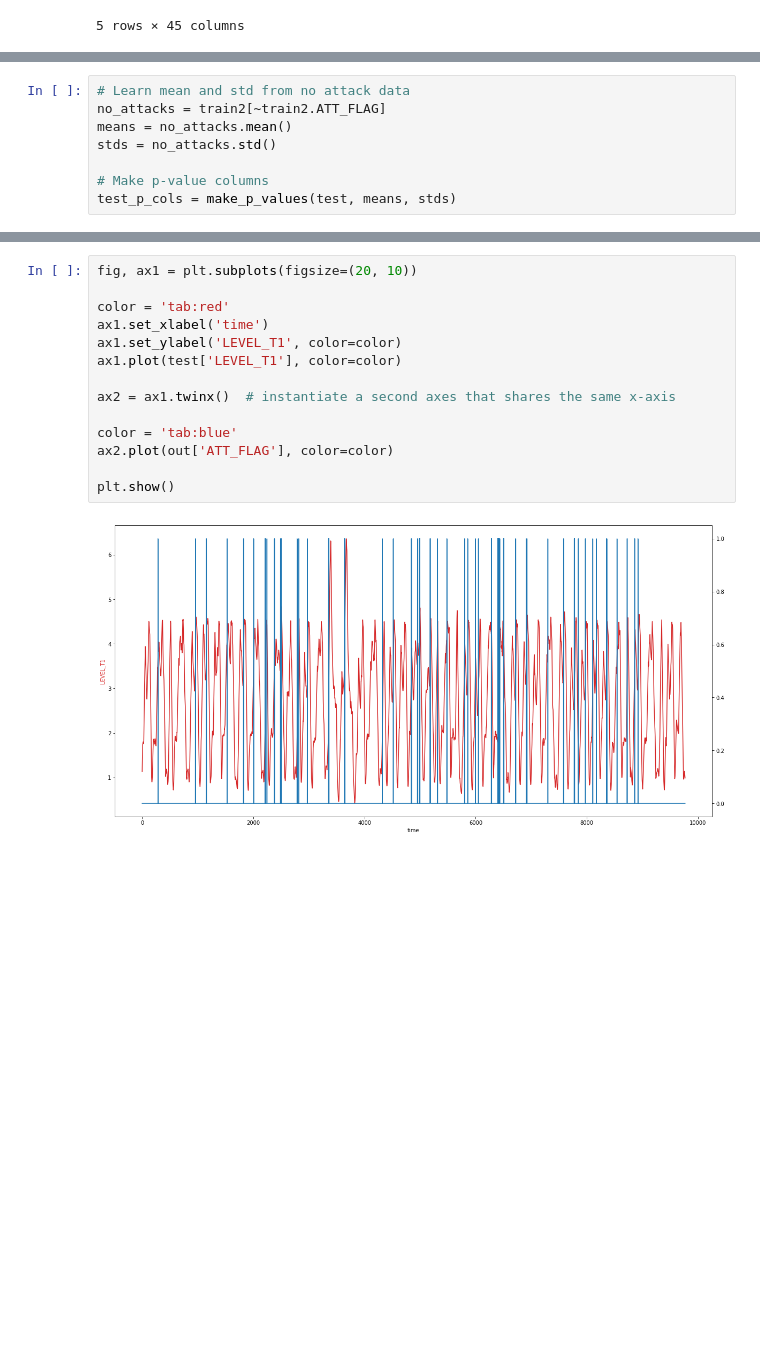
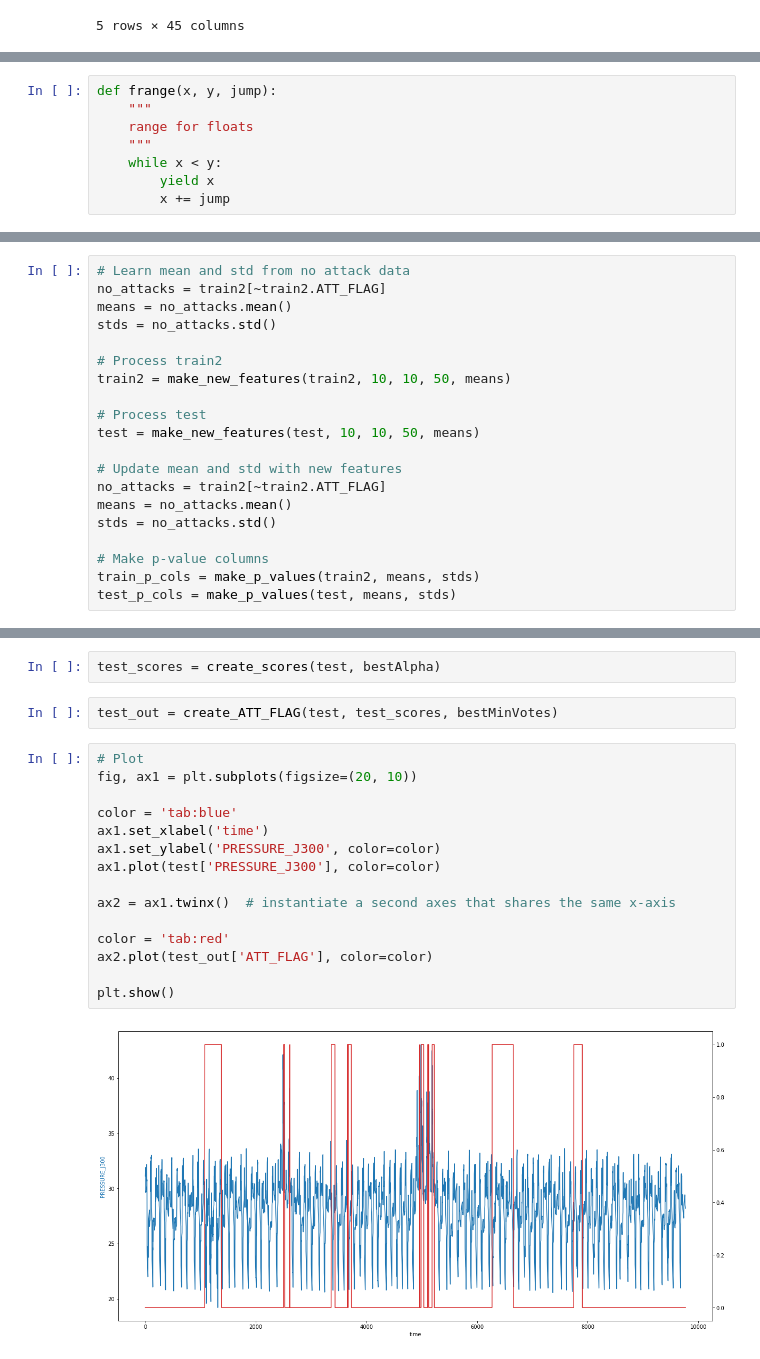
Before and after one commit to nosyarlin/Cyber-Attack-Prediction, a Jupyter notebook: END python.ipynb, the cells around one changed output, grey strips where cells are left out. Drawn from its saved outputs; the diff is of its cells as text; blank space fills up the shorter version.

```diff
--- a/END python.ipynb
+++ b/END python.ipynb
@@ -49,0 +110,8 @@ def create_votes(data, p_cols, threshold):
+# %%
+def frange(x, y, jump):
+    """
+    range for floats
+    """
+    while x < y:
+        yield x
+        x += jump
@@ -53,5 +177,17 @@ no_attacks = train2[~train2.ATT_FLAG]
 means = no_attacks.mean()
 stds = no_attacks.std()
 
+# Process train2
+train2 = make_new_features(train2, 10, 10, 50, means)
+
+# Process test
+test = make_new_features(test, 10, 10, 50, means)
+
+# Update mean and std with new features
+no_attacks = train2[~train2.ATT_FLAG]
+means = no_attacks.mean()
+stds = no_attacks.std()
+
 # Make p-value columns
+train_p_cols = make_p_values(train2, means, stds)
 test_p_cols = make_p_values(test, means, stds)
@@ -66,16 +231,21 @@ out["ATT_FLAG"] = np.where(test["votes"] >= min_vote, 1, 0)
+# %%
+test_scores = create_scores(test, bestAlpha)
+# %%
+test_out = create_ATT_FLAG(test, test_scores, bestMinVotes)
 # %%
+# Plot
 fig, ax1 = plt.subplots(figsize=(20, 10))
 
-color = 'tab:red'
+color = 'tab:blue'
 ax1.set_xlabel('time')
-ax1.set_ylabel('LEVEL_T1', color=color)
-ax1.plot(test['LEVEL_T1'], color=color)
+ax1.set_ylabel('PRESSURE_J300', color=color)
+ax1.plot(test['PRESSURE_J300'], color=color)
 
 ax2 = ax1.twinx()  # instantiate a second axes that shares the same x-axis
 
-color = 'tab:blue'
-ax2.plot(out['ATT_FLAG'], color=color)
+color = 'tab:red'
+ax2.plot(test_out['ATT_FLAG'], color=color)
 
 plt.show()
 # %% [output]
-[figure, old version]
+[figure, new version]
```
Also changed, not shown: parts of 13 cells of this notebook, 2 other files.
